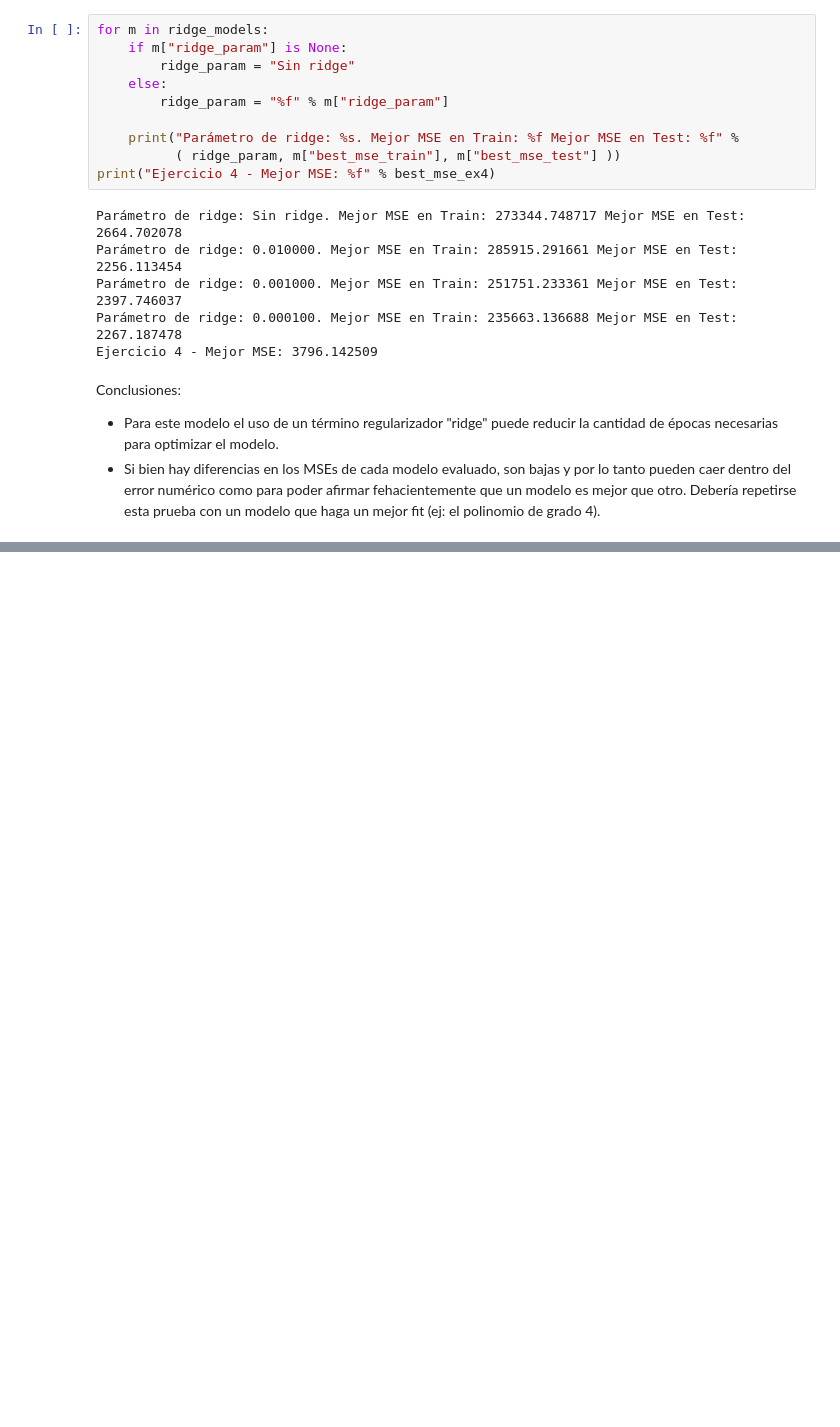
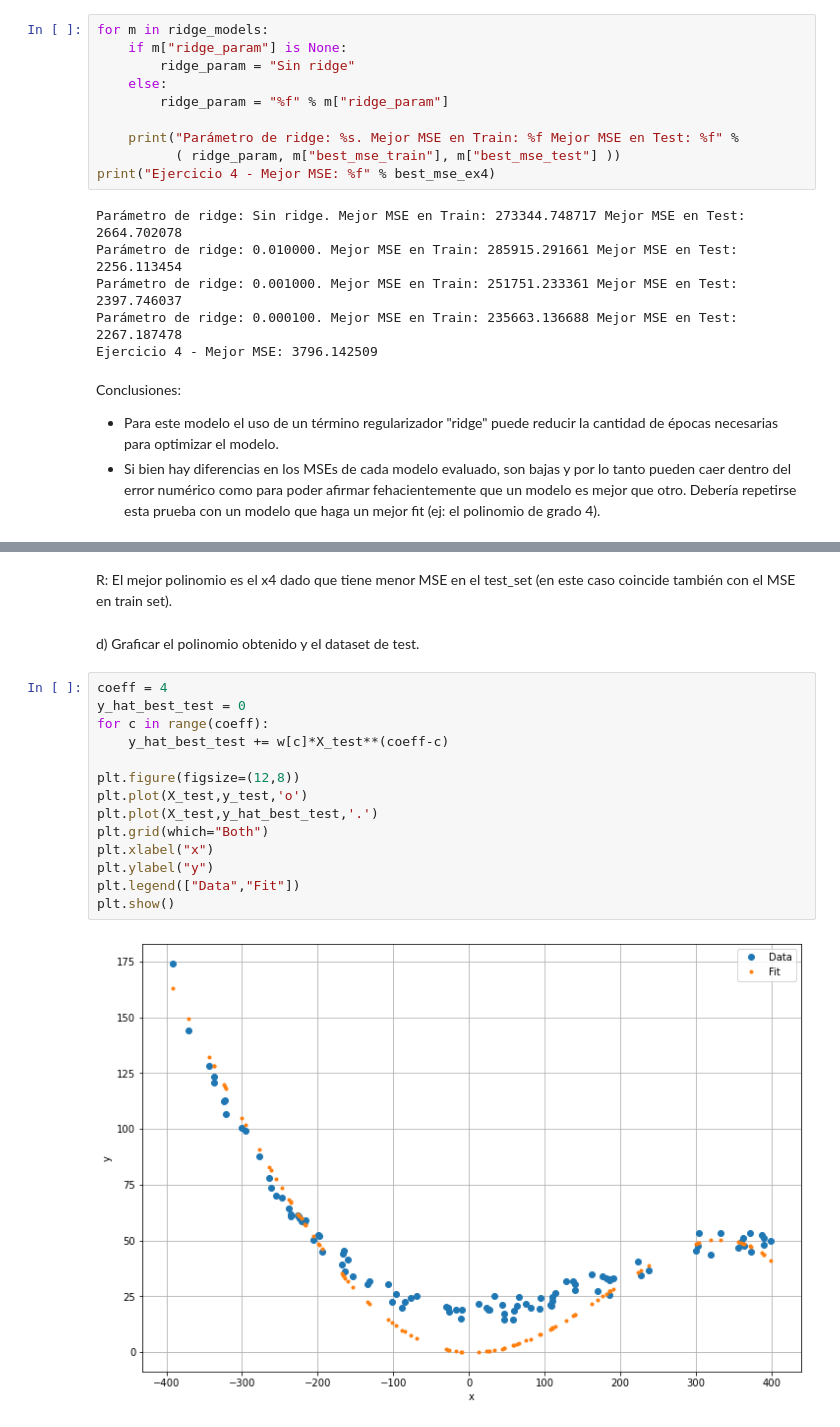
Before and after one commit to nhorro/ceai2020, a Jupyter notebook: intro_ai/clase_8_evaluacion/evaluacion.ipynb, the cells around one changed output, grey strips where cells are left out. Drawn from its saved outputs; the diff is of its cells as text; blank space fills up the shorter version.

```diff
--- a/intro_ai/clase_8_evaluacion/evaluacion.ipynb
+++ b/intro_ai/clase_8_evaluacion/evaluacion.ipynb
@@ -594,0 +836,20 @@ Conclusiones:
+# %% [markdown]
+R: El mejor polinomio es el x4 dado que tiene menor MSE en el test_set (en este caso coincide también con el MSE en train set).
+# %% [markdown]
+d) Graficar el polinomio obtenido y el dataset de test.
+# %%
+coeff = 4
+y_hat_best_test = 0
+for c in range(coeff):
+    y_hat_best_test += w[c]*X_test**(coeff-c)
+
+plt.figure(figsize=(12,8))
+plt.plot(X_test,y_test,'o')
+plt.plot(X_test,y_hat_best_test,'.')
+plt.grid(which="Both")
+plt.xlabel("x")
+plt.ylabel("y")
+plt.legend(["Data","Fit"])
+plt.show()
+# %% [output]
+[figure, added]
```
Also changed, not shown: parts of 34 cells of this notebook.
